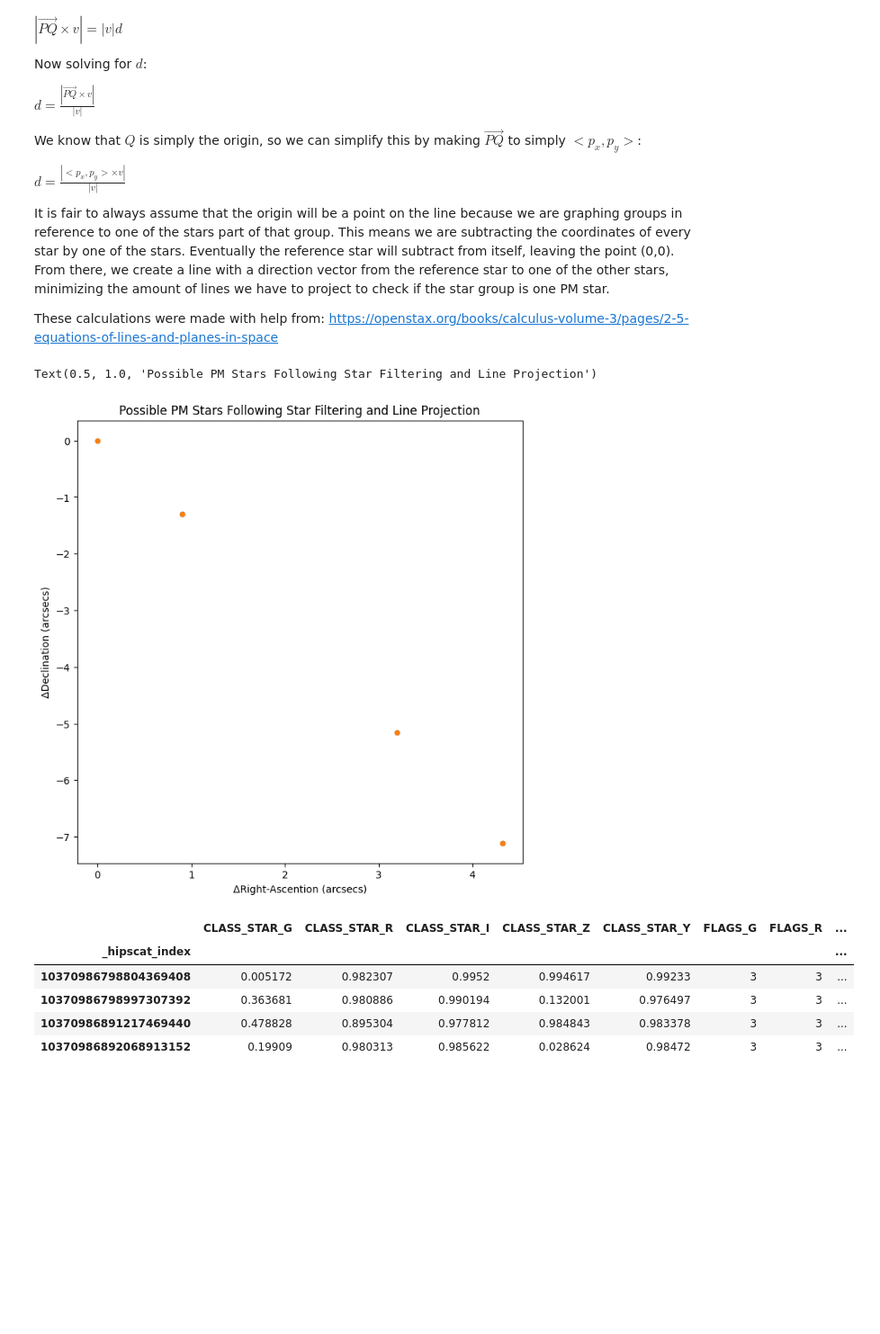
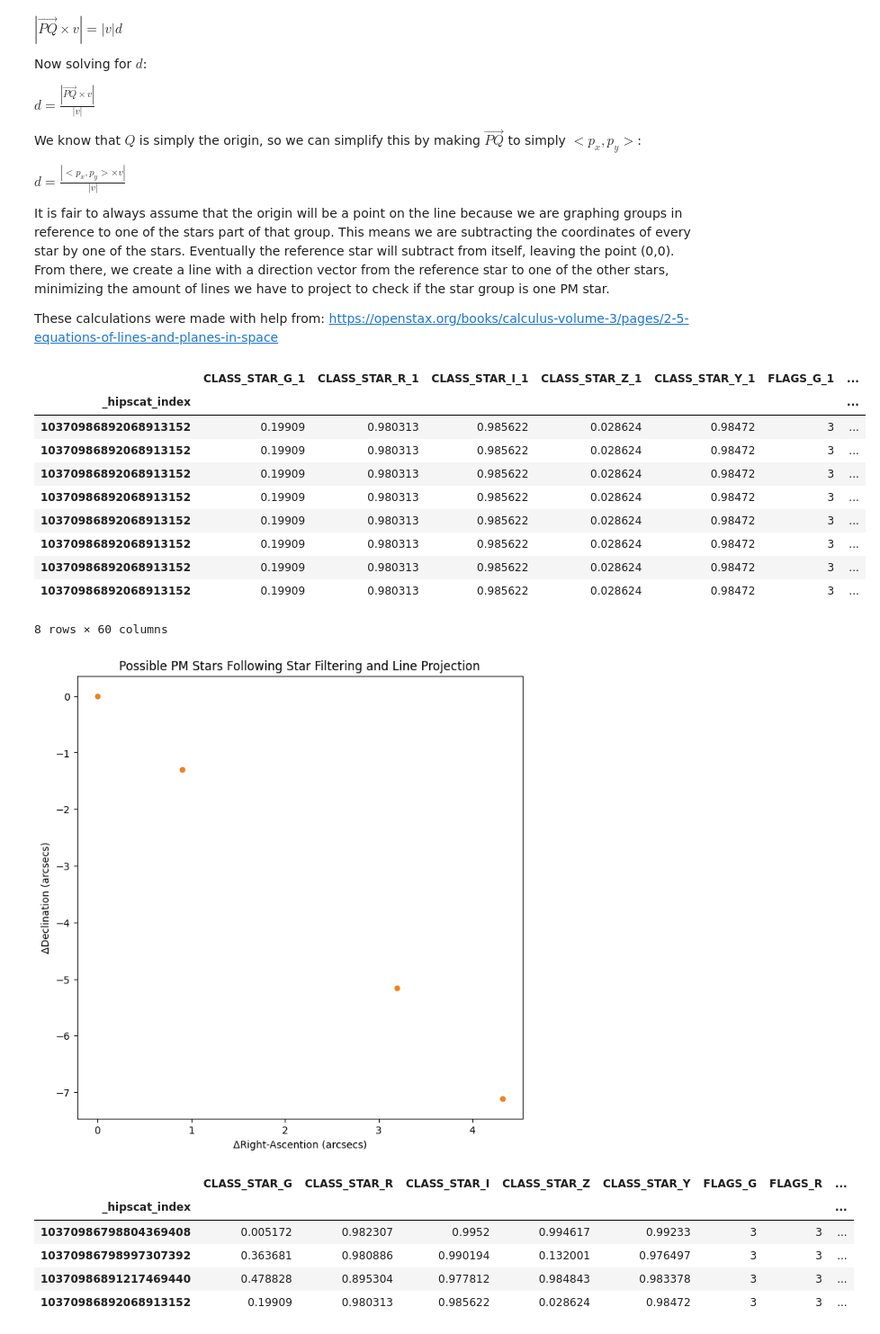
Before and after one commit to JoaoDPassos/brown-dwarf-search, a Jupyter notebook: CrossMatchFIltering.ipynb, the cells around one changed output. Shown at 90% size. Drawn from its saved outputs; the diff is of its cells as text; code cells hidden in the pictures; blank space fills up the shorter version.

```diff
--- a/CrossMatchFIltering.ipynb
+++ b/CrossMatchFIltering.ipynb
@@ -136,19 +137,15 @@ It is fair to always assume that the origin will be a point on the line because
 
 These calculations were made with help from: https://openstax.org/books/calculus-volume-3/pages/2-5-equations-of-lines-and-planes-in-space
 # %%
+def distance_to_line(PQ, line_vector):
+    return np.abs(np.cross(PQ, line_vector)) / np.linalg.norm(line_vector)
 
-def magCross(v1, v2):
-    return (v1[0] * v2[1])-(v2[0] * v1[1])
+def closeToProjection(line_vector, x, y, error):
+    PQ = np.array([x, y])
+    distance = distance_to_line(PQ, line_vector)
+    return distance < error
 
-def distance_to_line(v1, v2):
-    return abs(magCross(v1, v2)/(v2[0]**2 + v2[1]**2)**0.5)
-
-def closeToProjection(v, x,y, error):
-    vector1 = x, y
-    distance =  distance_to_line(vector1, v)
-    return distance < (error)
-
-#create test cases for new funcs
+PM_df = pd.DataFrame()
 
 plt.figure(figsize=(8, 8))
 for _hipscat_index, group in three_or_more_matches.groupby('_hipscat_index'):
@@ -160,35 +157,47 @@ for _hipscat_index, group in three_or_more_matches.groupby('_hipscat_index'):
 
     #perform delta RA, DEC calculations
     x_vals = (ra2 - ra1) * np.cos(np.radians(dec1)) * 3600
     y_vals = (dec2 - dec1) * 3600
 
     #Create list of tuples of coordinates
     coords = zip(x_vals, y_vals)
     coords = list(coords)
 
 
     for i in range(len(coords)):
         found = 0
         line_vector = coords[i]
 
         if (line_vector == (0,0)): continue #invalid line vector
 
         for j in range(len(coords)):
             if (j == i): continue #prevent double counting
 
             test_x, test_y = coords[j]
             if closeToProjection(line_vector, test_x, test_y, .2): #2 milliseconds
                 found += 1
 
         if (found >= 3) and (ra1 == min(ra2)): #4 or more in a line (probable PMS) and prevent double graphing
             plt.scatter(x_vals, y_vals, s=20)
-
+            PM_df = pd.concat([PM_df, group], axis=0)
 
 plt.xlabel('ΔRight-Ascention (arcsecs)')
 plt.ylabel('ΔDeclination (arcsecs)')
 plt.title('Possible PM Stars Following Star Filtering and Line Projection')
+
+PM_df
 # %% [output]
+|  | CLASS_STAR_G_1 | CLASS_STAR_R_1 | CLASS_STAR_I_1 | CLASS_STAR_Z_1 | CLASS_STAR_Y_1 | FLAGS_G_1 | ... |
+| _hipscat_index |  |  |  |  |  |  | ... |
+| 10370986892068913152 | 0.19909 | 0.980313 | 0.985622 | 0.028624 | 0.98472 | 3 | ... |
+| 10370986892068913152 | 0.19909 | 0.980313 | 0.985622 | 0.028624 | 0.98472 | 3 | ... |
+| 10370986892068913152 | 0.19909 | 0.980313 | 0.985622 | 0.028624 | 0.98472 | 3 | ... |
+| 10370986892068913152 | 0.19909 | 0.980313 | 0.985622 | 0.028624 | 0.98472 | 3 | ... |
+| 10370986892068913152 | 0.19909 | 0.980313 | 0.985622 | 0.028624 | 0.98472 | 3 | ... |
+| 10370986892068913152 | 0.19909 | 0.980313 | 0.985622 | 0.028624 | 0.98472 | 3 | ... |
+| 10370986892068913152 | 0.19909 | 0.980313 | 0.985622 | 0.028624 | 0.98472 | 3 | ... |
+| 10370986892068913152 | 0.19909 | 0.980313 | 0.985622 | 0.028624 | 0.98472 | 3 | ... |
-Text(0.5, 1.0, 'Possible PM Stars Following Star Filtering and Line Projection')
+8 rows × 60 columns
 [figure]
 # %%
 small_scope = filtered_catalog.cone_search(42.817451981441494, -3.8882601693023133, 20)
```
Also changed, not shown: parts of 2 cells of this notebook.
